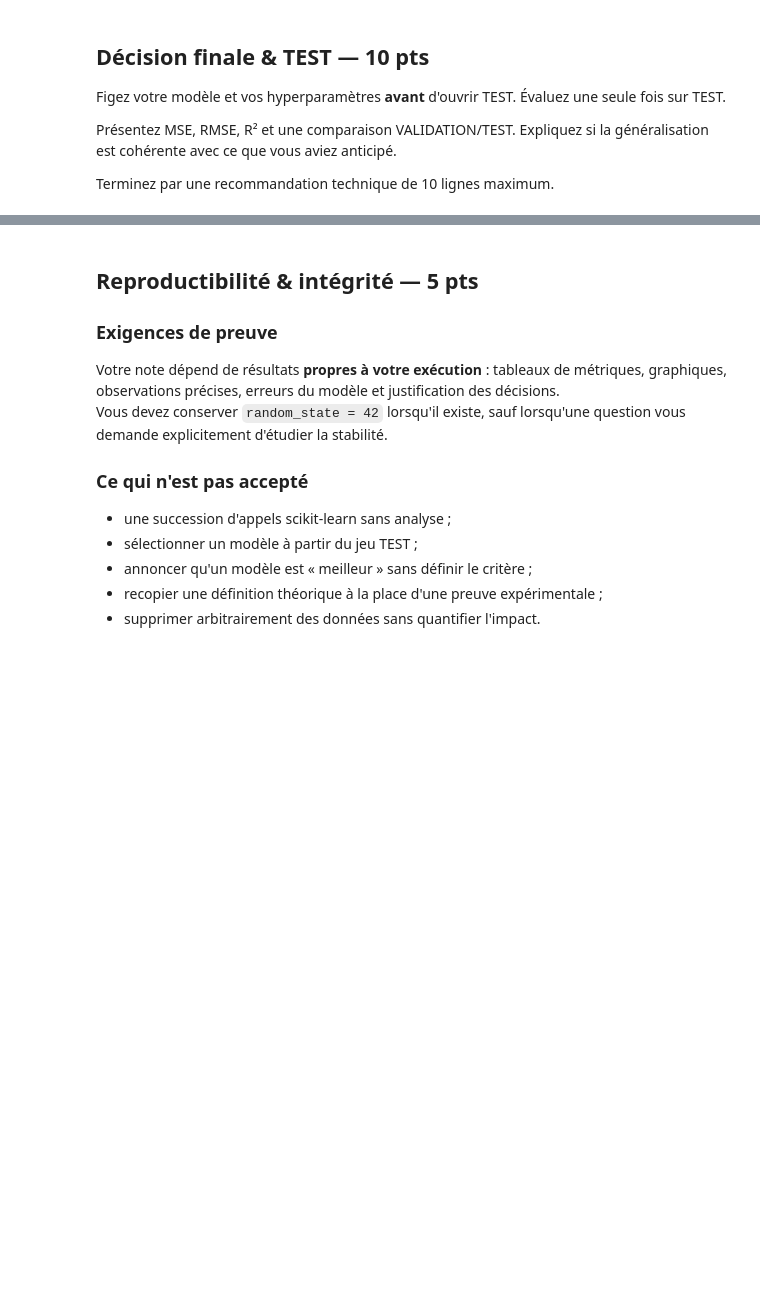
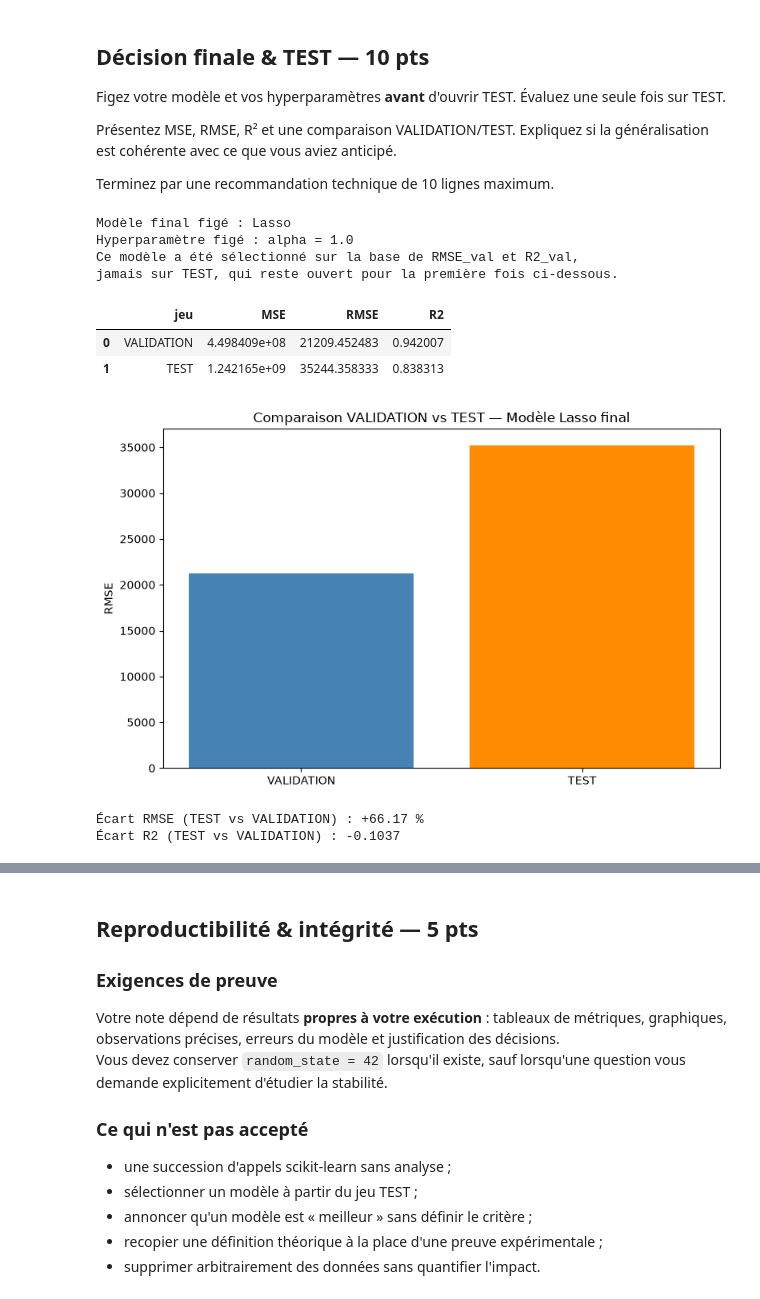
Before and after one commit to hamzabouhouch1003/Training01, a Jupyter notebook: Jour2/PACK_4_TP_NOTES_IA_4A_OPTION_DEVELOPPEUR/TP_NOTE_S3_REGRESSION_AMES_USA.ipynb, the cells around one changed output, grey strips where cells are left out. Saved outputs shown, nothing was run; the diff lists cells and outputs as text; code cells hidden in the pictures; blank space fills up the shorter version.

```diff
--- a/Jour2/PACK_4_TP_NOTES_IA_4A_OPTION_DEVELOPPEUR/TP_NOTE_S3_REGRESSION_AMES_USA.ipynb
+++ b/Jour2/PACK_4_TP_NOTES_IA_4A_OPTION_DEVELOPPEUR/TP_NOTE_S3_REGRESSION_AMES_USA.ipynb
@@ -2019,3 +2019,54 @@ Présentez MSE, RMSE, R² et une comparaison VALIDATION/TEST. Expliquez si la g
 Terminez par une recommandation technique de 10 lignes maximum.
 # %%
 # Votre travail expérimental ici
+print("Modèle final figé : Lasso")
+print("Hyperparamètre figé : alpha = 1.0")
+print("Ce modèle a été sélectionné sur la base de RMSE_val et R2_val,")
+print("jamais sur TEST, qui reste ouvert pour la première fois ci-dessous.")
+# %% [output]
+Modèle final figé : Lasso
+Hyperparamètre figé : alpha = 1.0
+Ce modèle a été sélectionné sur la base de RMSE_val et R2_val,
+jamais sur TEST, qui reste ouvert pour la première fois ci-dessous.
+# %%
+metriques_finales_test = evaluer_modele(modele_final, X_test, y_test)
+metriques_finales_val = evaluer_modele(modele_final, X_val, y_val)
+
+comparaison_val_test = pd.DataFrame([
+    {"jeu": "VALIDATION", **metriques_finales_val},
+    {"jeu": "TEST", **metriques_finales_test}
+])
+
+comparaison_val_test
+# %% [output]
+|  | jeu | MSE | RMSE | R2 |
+| 0 | VALIDATION | 4.498409e+08 | 21209.452483 | 0.942007 |
+| 1 | TEST | 1.242165e+09 | 35244.358333 | 0.838313 |
+# %%
+plt.figure(figsize=(8, 5))
+
+plt.bar(
+    comparaison_val_test["jeu"],
+    comparaison_val_test["RMSE"],
+    color=["steelblue", "darkorange"]
+)
+
+plt.ylabel("RMSE")
+plt.title("Comparaison VALIDATION vs TEST — Modèle Lasso final")
+plt.tight_layout()
+plt.show()
+# %% [output]
+[figure, added]
+# %%
+ecart_rmse = (
+    (metriques_finales_test["RMSE"] - metriques_finales_val["RMSE"])
+    / metriques_finales_val["RMSE"] * 100
+)
+
+ecart_r2 = metriques_finales_test["R2"] - metriques_finales_val["R2"]
+
+print(f"Écart RMSE (TEST vs VALIDATION) : {ecart_rmse:+.2f} %")
+print(f"Écart R2 (TEST vs VALIDATION) : {ecart_r2:+.4f}")
+# %% [output]
+Écart RMSE (TEST vs VALIDATION) : +66.17 %
+Écart R2 (TEST vs VALIDATION) : -0.1037
```
Also changed, not shown: parts of 8 cells of this notebook.
